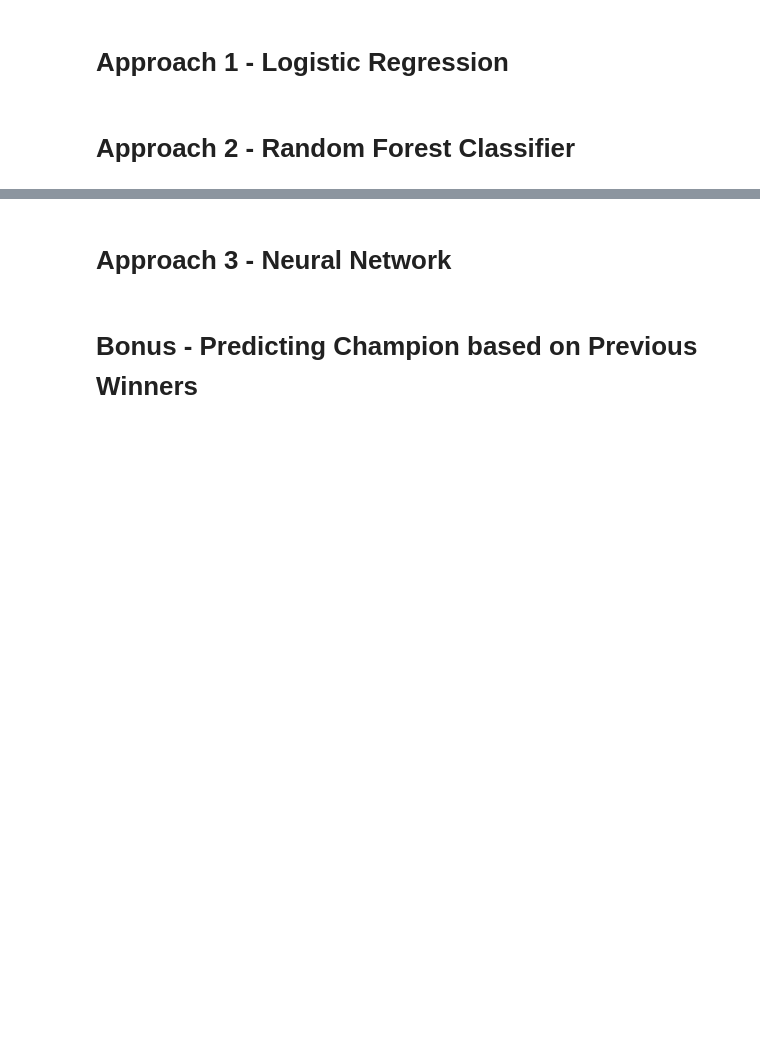
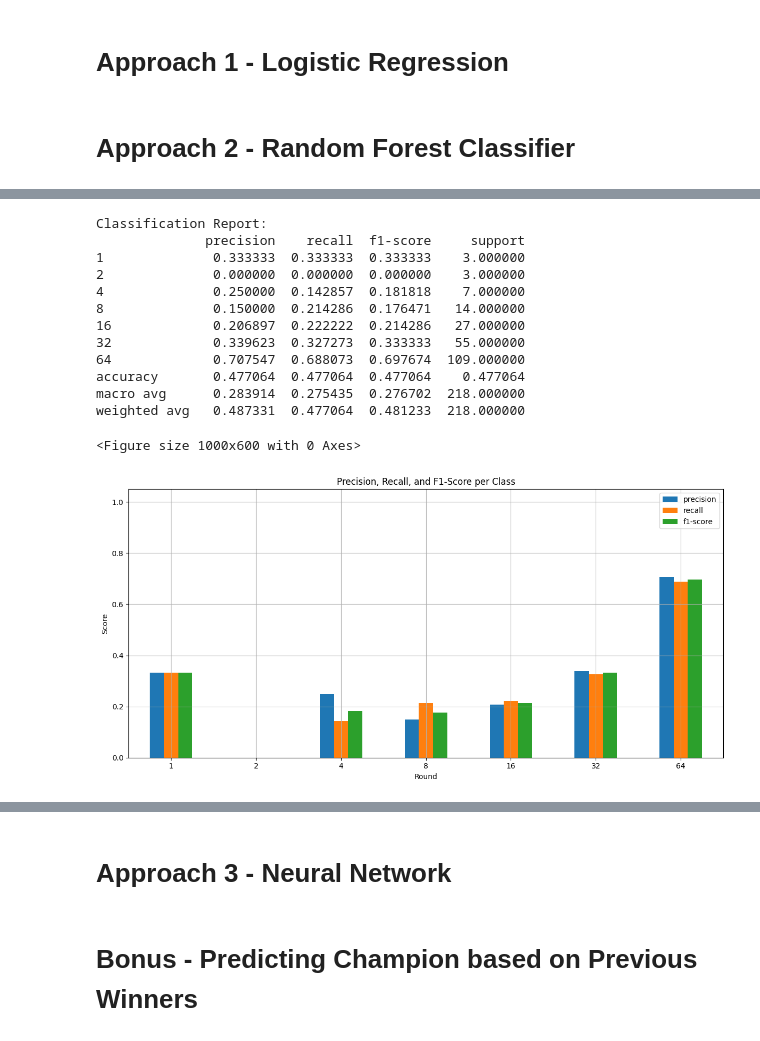
Before and after one commit to baywigg/DS3001Group, a Jupyter notebook: results.ipynb, the cells around one changed output, grey strips where cells are left out. Drawn from its saved outputs; the diff is of its cells as text; code cells hidden in the pictures; blank space fills up the shorter version.

```diff
--- a/results.ipynb
+++ b/results.ipynb
@@ -34,0 +94,3 @@ df
+# %%
+# Predictions
+y_pred = rfc.predict(X_test)
@@ -34,0 +125,35 @@ df
+# %%
+# Generate classification report
+report = classification_report(y_test, y_pred, labels=sorted(y.unique()), output_dict=True, zero_division=False)
+report_df = pd.DataFrame(report).transpose()
+
+# Show full report as a table
+print("Classification Report:")
+print(report_df[['precision', 'recall', 'f1-score', 'support']])
+
+# Optional: Visualize precision, recall, and F1 for each class
+plt.figure(figsize=(10, 6))
+report_df.iloc[:-3][['precision', 'recall', 'f1-score']].plot(kind='bar', figsize=(12, 6))
+plt.title("Precision, Recall, and F1-Score per Class")
+plt.xlabel("Round")
+plt.ylabel("Score")
+plt.xticks(rotation=0)
+plt.ylim(0, 1.05)
+plt.grid(True)
+plt.tight_layout()
+plt.show()
+# %% [output]
+Classification Report:
+              precision    recall  f1-score     support
+1              0.333333  0.333333  0.333333    3.000000
+2              0.000000  0.000000  0.000000    3.000000
+4              0.250000  0.142857  0.181818    7.000000
+8              0.150000  0.214286  0.176471   14.000000
+16             0.206897  0.222222  0.214286   27.000000
+32             0.339623  0.327273  0.333333   55.000000
+64             0.707547  0.688073  0.697674  109.000000
+accuracy       0.477064  0.477064  0.477064    0.477064
+macro avg      0.283914  0.275435  0.276702  218.000000
+weighted avg   0.487331  0.477064  0.481233  218.000000
+<Figure size 1000x600 with 0 Axes>
+[figure, added]
```
Also changed, not shown: parts of 17 cells of this notebook.
